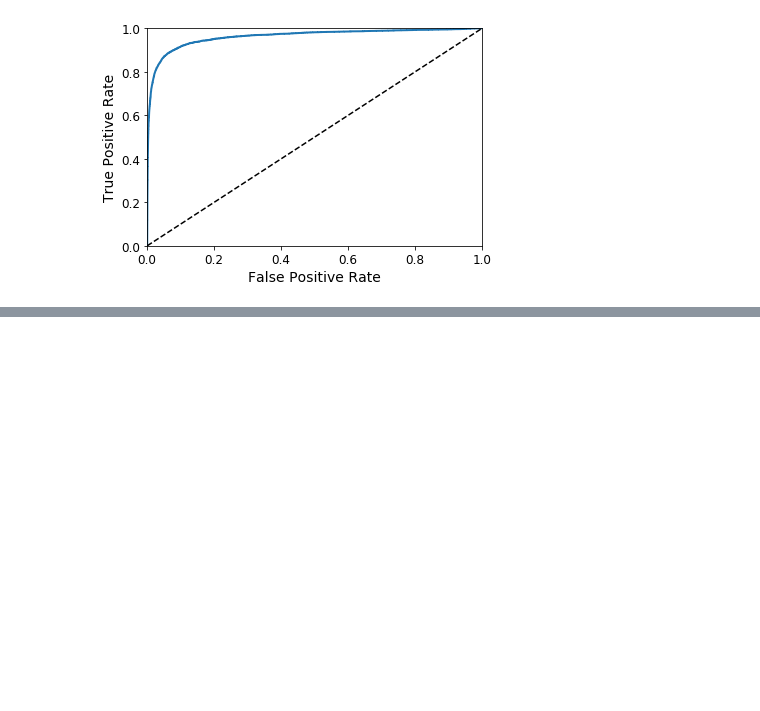
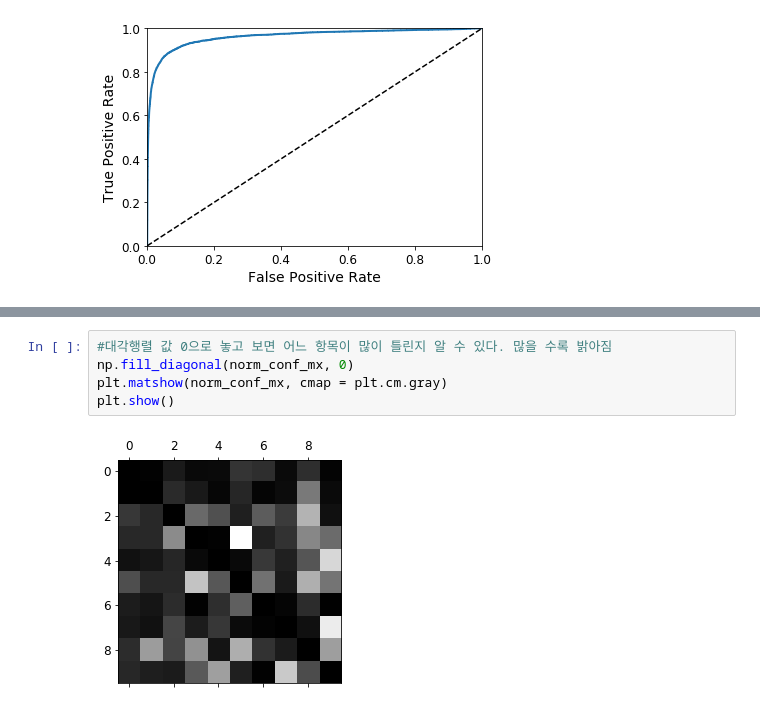
Before and after one commit to kymkh0902/python_code_repo, a Jupyter notebook: handson-ml-master/Chapter 3) Classification.ipynb, the cells around one changed output, grey strips where cells are left out. Cells and saved outputs as stored; diff of their text form; blank space fills up the shorter version.

```diff
--- a/handson-ml-master/Chapter 3) Classification.ipynb
+++ b/handson-ml-master/Chapter 3) Classification.ipynb
@@ -213,0 +296,7 @@ plt.show()
+# %%
+#대각행렬 값 0으로 놓고 보면 어느 항목이 많이 틀린지 알 수 있다. 많을 수록 밝아짐
+np.fill_diagonal(norm_conf_mx, 0)
+plt.matshow(norm_conf_mx, cmap = plt.cm.gray)
+plt.show()
+# %% [output]
+[figure, added]
```
Also changed, not shown: parts of 26 cells of this notebook, 2 other files.
